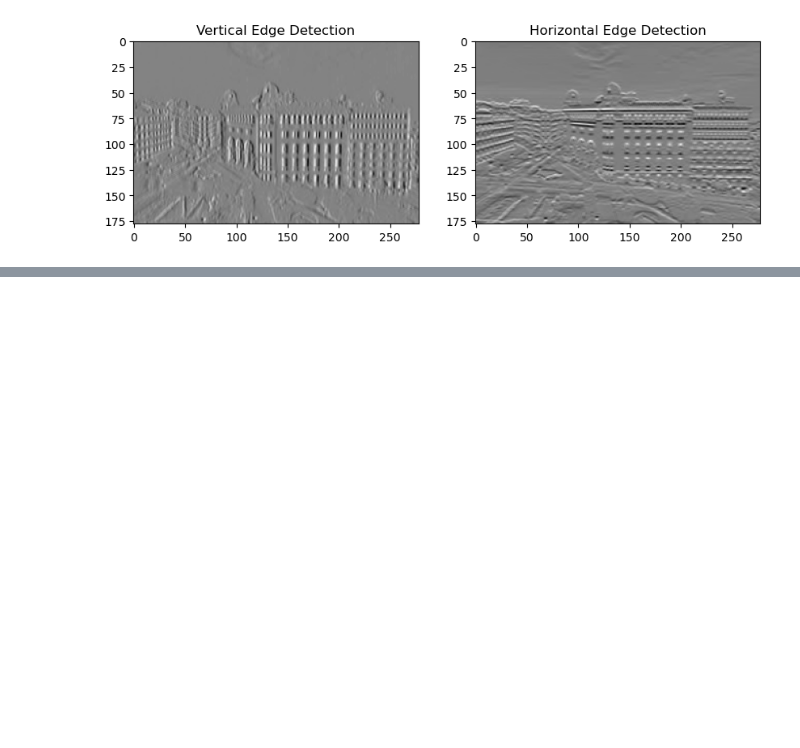
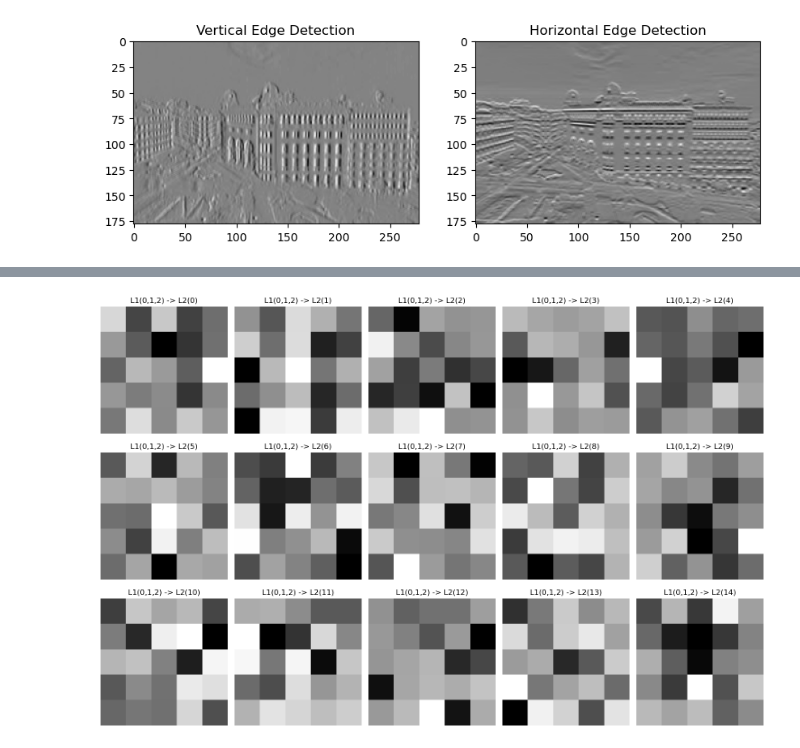
Before and after one commit to diaazg/Deep-learning, a Jupyter notebook: notebooks/CNN.ipynb, the cells around one changed output, grey strips where cells are left out. Cells and saved outputs as stored; diff of their text form; code cells hidden in the pictures; blank space fills up the shorter version.

```diff
--- a/notebooks/CNN.ipynb
+++ b/notebooks/CNN.ipynb
@@ -196,0 +262,16 @@ plt.show()
+# %%
+def show_kernels_all_channels():
+    fig, ax = plt.subplots(3,5, figsize=(15,10))
+
+    for i, ax in enumerate(ax.flatten()):
+        kernel = torch.sum(conv.weight[i, :3, :, :], dim=0)  # Sum over first 3 channels
+        ax.imshow(kernel.detach(), cmap='gray')
+        ax.set_title(f'L1(0,1,2) -> L2({i})')
+        ax.axis('off')
+
+    plt.tight_layout()
+    plt.show()
+
+show_kernels_all_channels()
+# %% [output]
+[figure, added]
```
Also changed, not shown: parts of 11 cells of this notebook.
